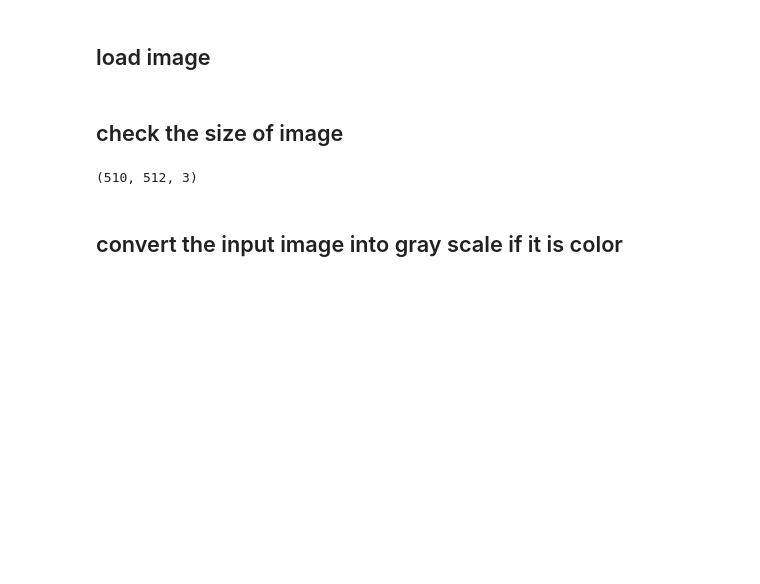
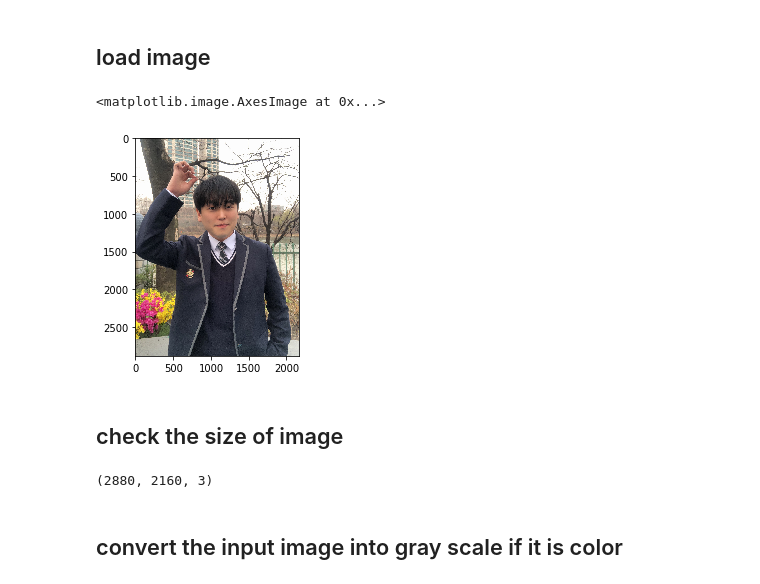
Before and after one commit to jeong5575/assginment-machine-learning, a Jupyter notebook: assignment_03_assignment_03_1.ipynb, the cells around one changed output. Cells and saved outputs as stored; diff of their text form; code cells hidden in the pictures; blank space fills up the shorter version.

Commit message:
load image

```diff
--- a/assignment_03_assignment_03_1.ipynb
+++ b/assignment_03_assignment_03_1.ipynb
@@ -10,15 +10,16 @@ import matplotlib.colors as colors
 # %% [markdown]
 ## load image
 # %%
-I = img.imread(' ')
+I = img.imread('yooseok.jpg')
+plt.imshow(I)
+# %% [output]
+<matplotlib.image.AxesImage at 0x...>
+[figure, added]
 # %% [markdown]
 ## check the size of image
-# %%
-n_row =
-n_col =
-
-print( )
-# %% [output]
-(510, 512, 3)
+# %%
+I.shape
+# %% [output]
+(2880, 2160, 3)
 # %% [markdown]
 ## convert the input image into gray scale if it is color
```
Also changed, not shown: parts of 4 cells of this notebook.
